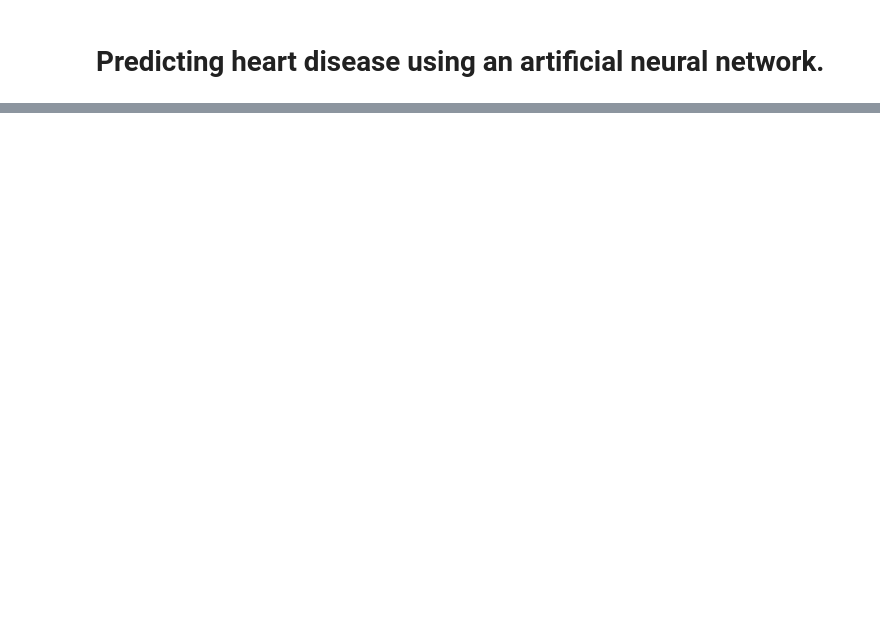
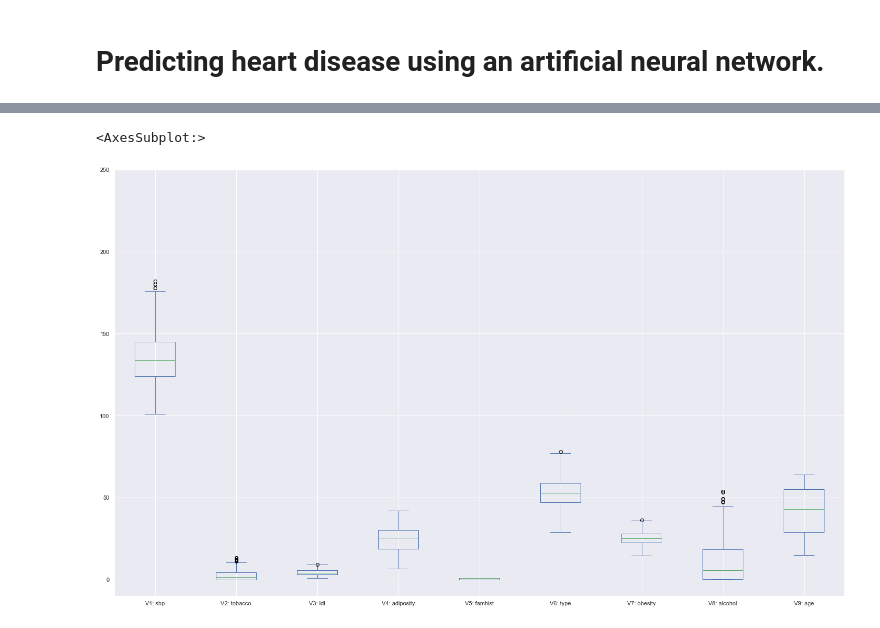
Before and after one commit to RyanJones999/AI-Assignment2, a Jupyter notebook: HeartDisease_Prediction.ipynb, the cells around one changed output, grey strips where cells are left out. Saved outputs shown, nothing was run; the diff lists cells and outputs as text; code cells hidden in the pictures; blank space fills up the shorter version.

```diff
--- a/HeartDisease_Prediction.ipynb
+++ b/HeartDisease_Prediction.ipynb
@@ -28,0 +71,10 @@ df.head()
+# %%
+# time to remove the dots (data outside of the boxplot) to make the prediction more accurate
+for col in attr:
+    q3, q1 = np.percentile(df[col], [75,25])
+    IQR = q3 - q1
+    maxbP = q3 + 1.5 * IQR
+    minbP = q1 - 1.5 * IQR
+    df = df[(df[col] > minbP) & (df[col] < maxbP)]
+
+df
@@ -28,0 +95,6 @@ df.head()
+# %%
+
+df[attr].plot(kind='box',figsize=(25,15),ylim=[-10,250])
+# %% [output]
+<AxesSubplot:>
+[figure, added]
```
Also changed, not shown: parts of 40 cells of this notebook.
